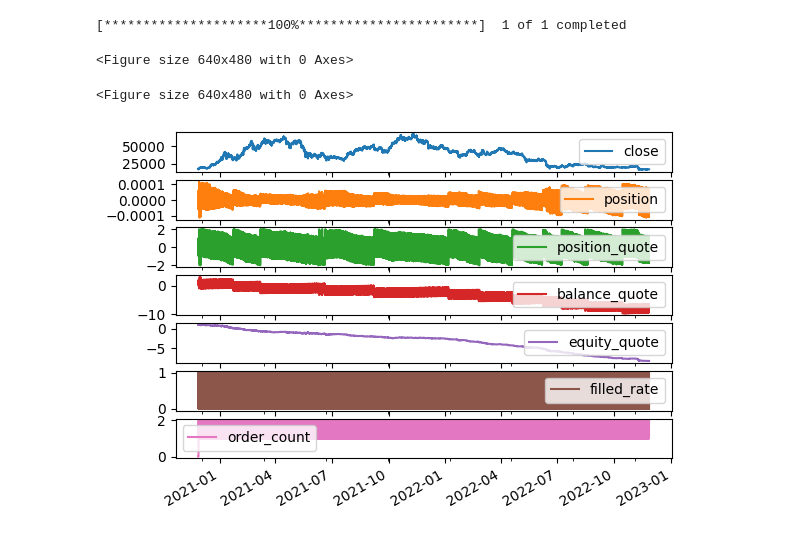
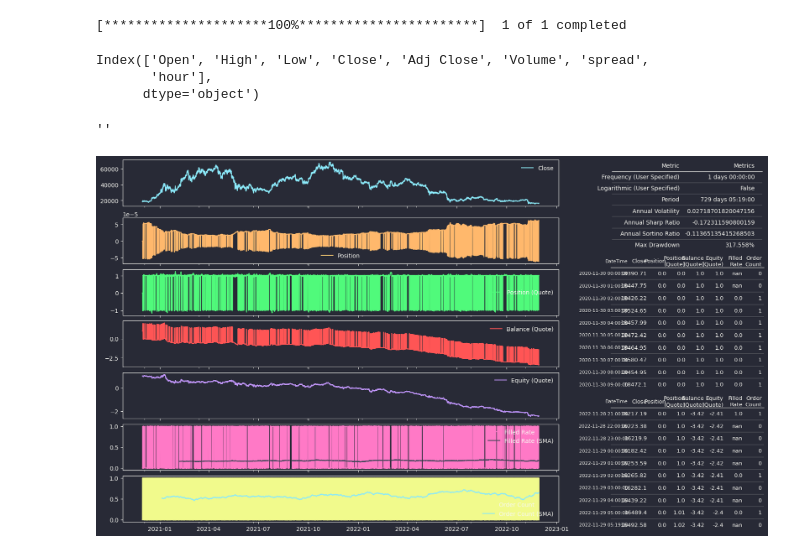
Before and after one commit to webclinic017/backtrade-2, a Jupyter notebook: example/example.ipynb, the cells around one changed output. Cells and saved outputs as stored; diff of their text form; code cells hidden in the pictures.

```diff
--- a/example/example.ipynb
+++ b/example/example.ipynb
@@ -10,6 +10,9 @@ from backtrade import Backtester, CloseData, LimitOrder, MarketOrder, _IndexType
 import yfinance as yf
 import pandas_ta as ta # flake8: noqa
 from requests_cache import CachedSession
+import matplotlib.style
+import matplotx.styles
+matplotlib.style.use(matplotx.styles.dracula)
 
 # Download data
 session = CachedSession("yfinance.cache")
@@ -19,30 +22,38 @@ df = yf.download("BTC-USD", period="730d", interval="1h", session=session)
 # %%
 # Define my strategy
 class MyBacktest(Backtester):
     def init(self):
         pass
 
     def on_close(
         self, data: "CloseData[_IndexType]", row: "Series[Any]"
     ) -> Iterable[MarketOrder | LimitOrder]:
-        if pd.isna(row["ATR"]):
+        if pd.isna(row["spread"]):
             return
-        if data.position_quote < 1:
-            buy_price = data.close - row["ATR"] * 0.5
-            yield LimitOrder(size=1 / buy_price, price = buy_price, post_only=True)
-        if data.position_quote > -1:
-            sell_price = data.close + row["ATR"] * 0.5
-            yield LimitOrder(size=-1 / sell_price, price = sell_price, post_only=True)
+        if data.position_quote < 1 and row["hour"] not in [1,4,12,16,18]:
+            buy_price = data.close - row["spread"] * 1.1
+            yield LimitOrder(size=(1 - data.position_quote) / buy_price, price = buy_price, post_only=True)
+        if data.position_quote > -1 and row["hour"] in [1,4,12,16,18]:
+            sell_price = data.close + row["spread"] * 0.9
+            yield LimitOrder(size=(-1 - data.position_quote) / sell_price, price = sell_price, post_only=True)
 
 # Calculate indicators
-df["ATR"] = df.ta.atr()
+df["spread"] = df.ta.true_range()
+df["hour"] = df.index.hour
+display(df.columns)
 
 # Run backtest
 bt = MyBacktest()
-bt(df, maker_fee=-0.025 * 0.01, taker_fee=0.001).plot()
+res = bt(df, maker_fee=-0.025 * 0.01, taker_fee=0.075 * 0.01)
+res.logarithmic = False
+res.plot()
 
+# Avoid showing the plot twice
+""
 # Finance is not easy...
 # %% [output]
-<Figure size 640x480 with 0 Axes>
+Index(['Open', 'High', 'Low', 'Close', 'Adj Close', 'Volume', 'spread',
+       'hour'],
+      dtype='object')
-<Figure size 640x480 with 0 Axes>
+''
-[figure, old version]
+[figure, new version]
```
Also changed, not shown: parts of 1 cell of this notebook, 4 other files.
